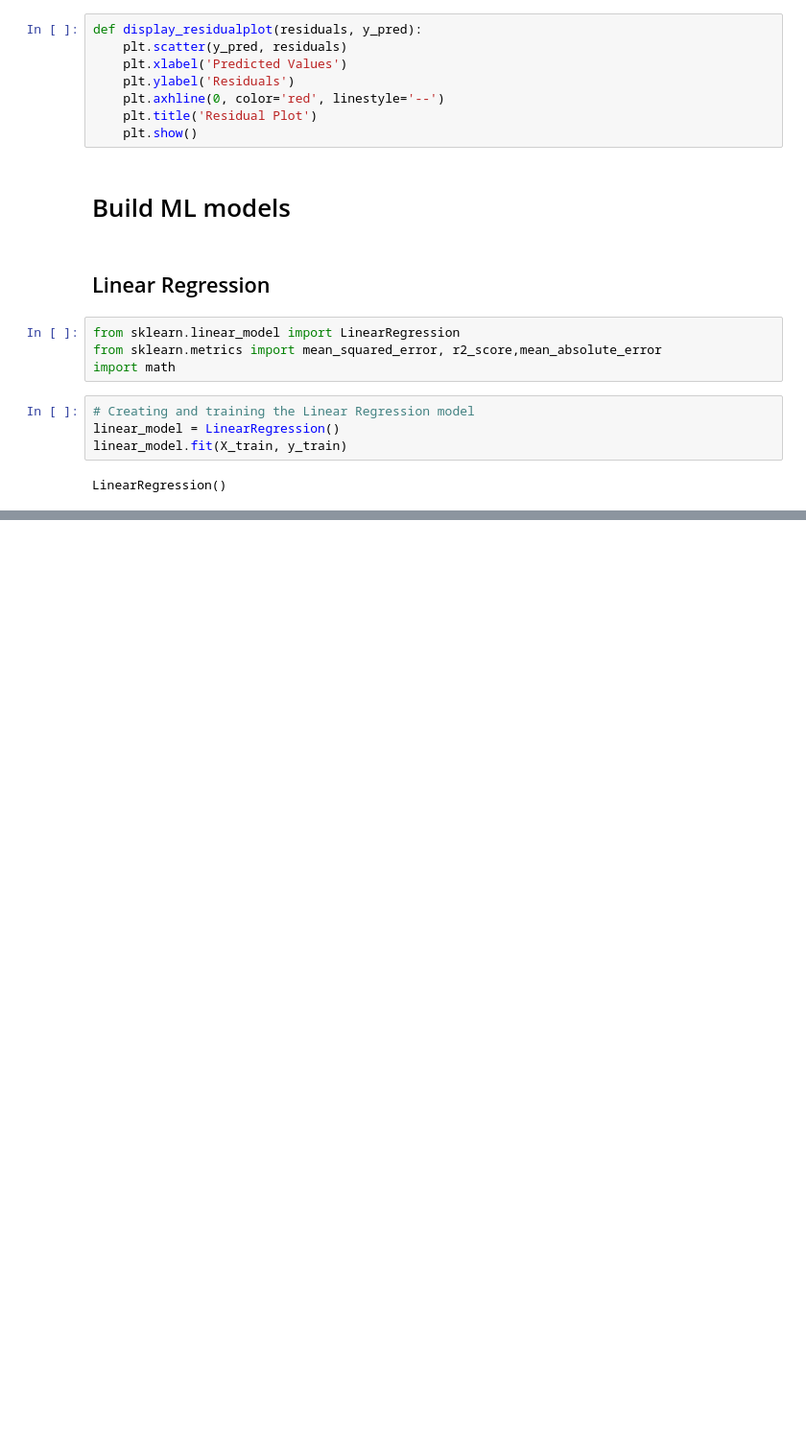
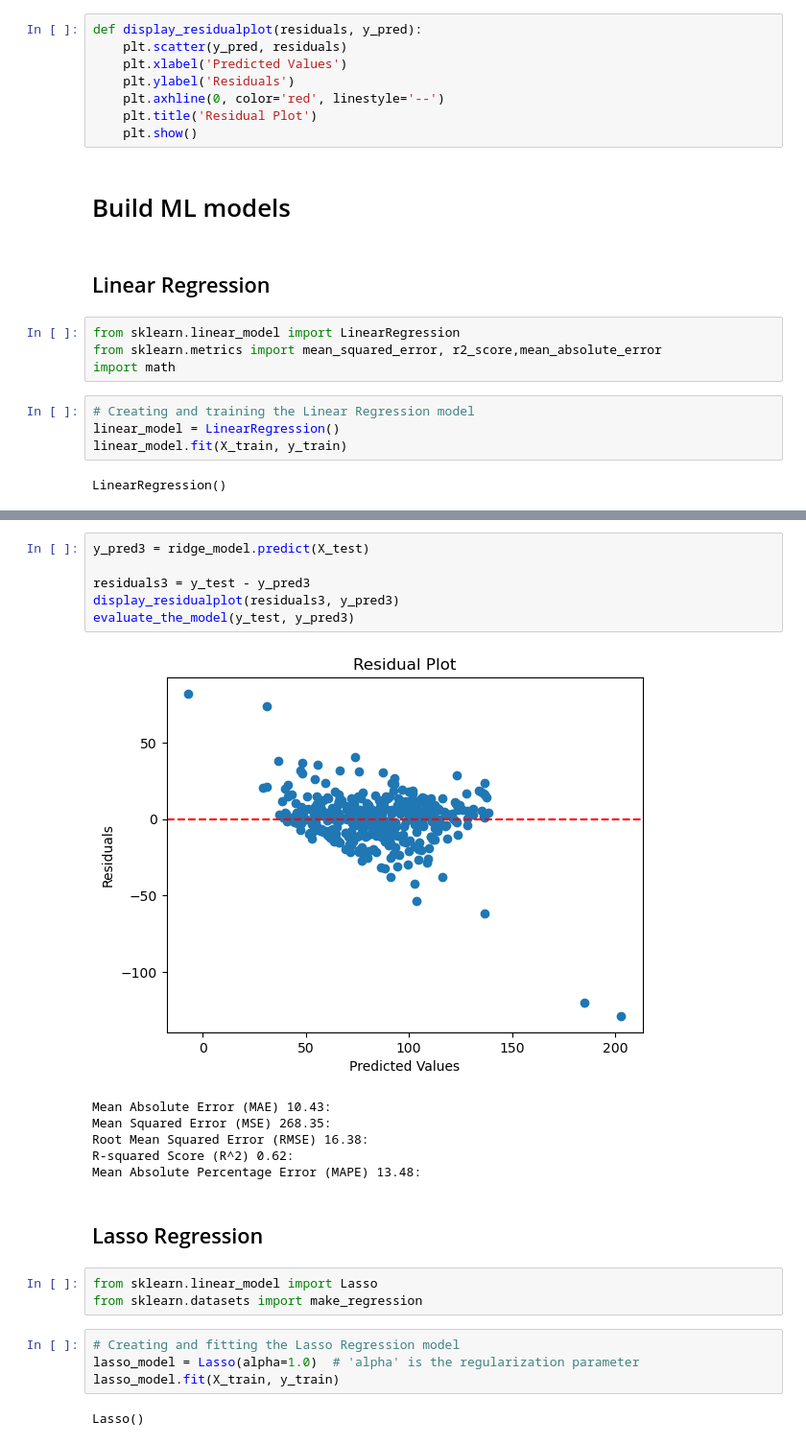
Before and after one commit to Fera13/ML-Project-Obesity-Classifier, a Jupyter notebook: ML-Project Obesity REGRESSION.ipynb, the cells around one changed output, grey strips where cells are left out. Shown at 96% size. Saved outputs shown, nothing was run; the diff lists cells and outputs as text; blank space fills up the shorter version.

```diff
--- a/ML-Project Obesity REGRESSION.ipynb
+++ b/ML-Project Obesity REGRESSION.ipynb
@@ -442,0 +406,24 @@ Mean Absolute Percentage Error (MAPE) 17.92:
+# %%
+y_pred3 = ridge_model.predict(X_test)
+
+residuals3 = y_test - y_pred3
+display_residualplot(residuals3, y_pred3)
+evaluate_the_model(y_test, y_pred3)
+# %% [output]
+[figure, added]
+Mean Absolute Error (MAE) 10.43:
+Mean Squared Error (MSE) 268.35:
+Root Mean Squared Error (RMSE) 16.38:
+R-squared Score (R^2) 0.62:
+Mean Absolute Percentage Error (MAPE) 13.48:
+# %% [markdown]
+## Lasso Regression
+# %%
+from sklearn.linear_model import Lasso
+from sklearn.datasets import make_regression
+# %%
+# Creating and fitting the Lasso Regression model
+lasso_model = Lasso(alpha=1.0)  # 'alpha' is the regularization parameter
+lasso_model.fit(X_train, y_train)
+# %% [output]
+Lasso()
```
Also changed, not shown: parts of 80 cells of this notebook.
